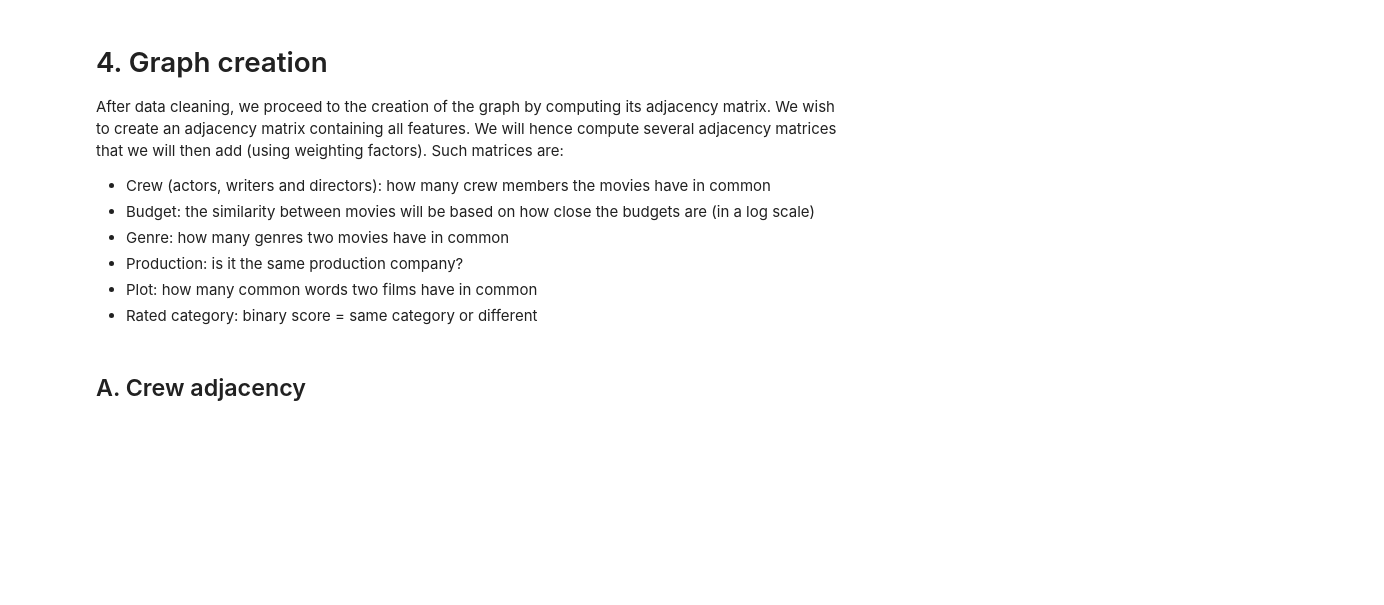
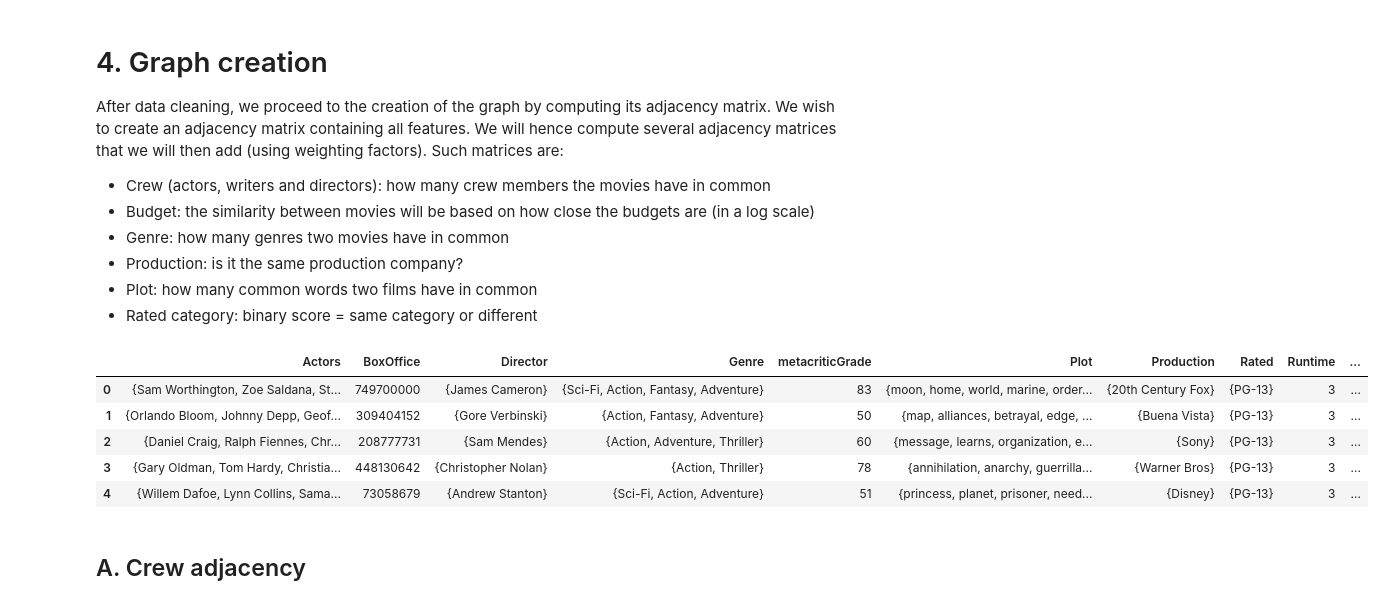
Before and after one commit to illorens/Project_NTDS, a Jupyter notebook: Analysis_graph.ipynb, the cells around one changed output. Saved outputs shown, nothing was run; the diff lists cells and outputs as text; code cells hidden in the pictures; blank space fills up the shorter version.

Commit message:
Completion of the graph analysis

```diff
--- a/Analysis_graph.ipynb
+++ b/Analysis_graph.ipynb
@@ -541,8 +588,15 @@ After data cleaning, we proceed to the creation of the graph by computing its ad
 - Plot: how many common words two films have in common
 - Rated category: binary score = same category or different
 # %%
-final_df = pd.read_pickle("final_df.pkl")
+final_df = pd.read_pickle("final_df_graph.pkl")
 final_df.head()
+# %% [output]
+|  | Actors | BoxOffice | Director | Genre | metacriticGrade | Plot | Production | Rated | Runtime | ... |
+| 0 | {Sam Worthington, Zoe Saldana, St... | 749700000 | {James Cameron} | {Sci-Fi, Action, Fantasy, Adventure} | 83 | {moon, home, world, marine, order... | {20th Century Fox} | {PG-13} | 3 | ... |
+| 1 | {Orlando Bloom, Johnny Depp, Geof... | 309404152 | {Gore Verbinski} | {Action, Fantasy, Adventure} | 50 | {map, alliances, betrayal, edge, ... | {Buena Vista} | {PG-13} | 3 | ... |
+| 2 | {Daniel Craig, Ralph Fiennes, Chr... | 208777731 | {Sam Mendes} | {Action, Adventure, Thriller} | 60 | {message, learns, organization, e... | {Sony} | {PG-13} | 3 | ... |
+| 3 | {Gary Oldman, Tom Hardy, Christia... | 448130642 | {Christopher Nolan} | {Action, Thriller} | 78 | {annihilation, anarchy, guerrilla... | {Warner Bros} | {PG-13} | 3 | ... |
+| 4 | {Willem Dafoe, Lynn Collins, Sama... | 73058679 | {Andrew Stanton} | {Sci-Fi, Action, Adventure} | 51 | {princess, planet, prisoner, need... | {Disney} | {PG-13} | 3 | ... |
 # %% [markdown]
 ## A. Crew adjacency
 # %%
```
Also changed, not shown: parts of 23 cells of this notebook.
